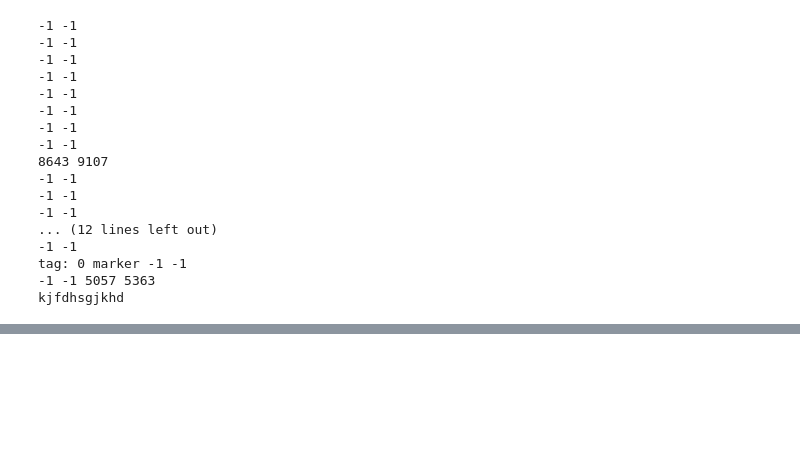
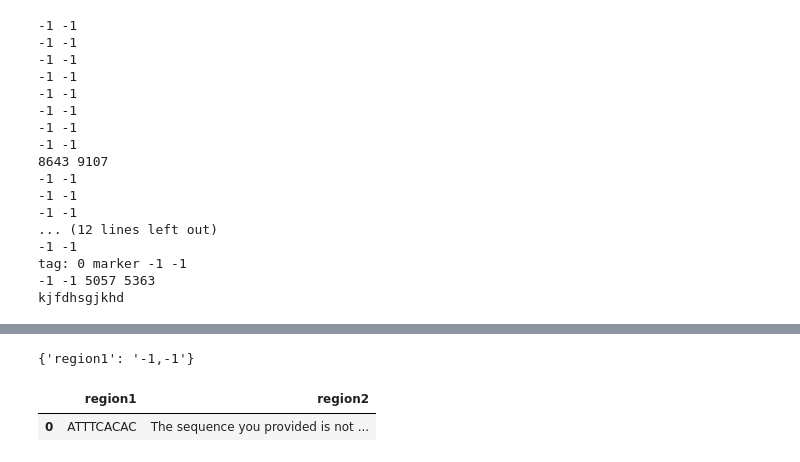
Before and after one commit to editSeqDesign/primer_desgin, a Jupyter notebook: two_plasmid_system_test.ipynb, the cells around one changed output, grey strips where cells are left out. Cells and saved outputs as stored; diff of their text form; code cells hidden in the pictures; blank space fills up the shorter version.

```diff
--- a/two_plasmid_system_test.ipynb
+++ b/two_plasmid_system_test.ipynb
@@ -389,0 +479,4 @@ True
+# %%
+cor_json_plus
+# %% [output]
+{'region1': '-1,-1'}
@@ -389,0 +491,12 @@ True
+# %%
+UHA_ARGS
+SEQ_ALTERED_ARGS
+DHA_ARGS
+UP_SGRNA_ARGS
+DOWN_SGRNA_ARGS
+
+PLASMID_Q_ARGS
+GENOME_Q_ARGS
+# %% [output]
+|  | region1 | region2 |
+| 0 | ATTTCACAC | The sequence you provided is not ... |
```
Also changed, not shown: parts of 47 cells of this notebook, 8 other files.
